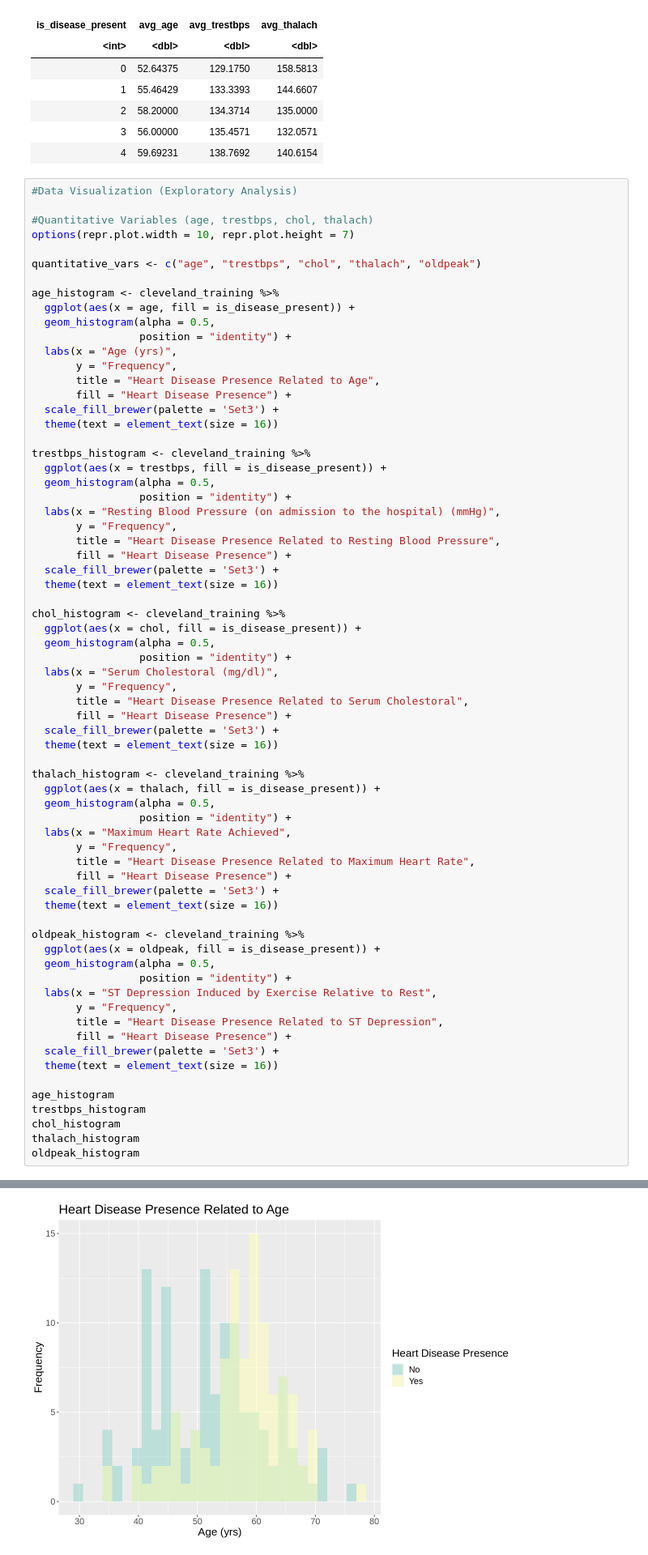
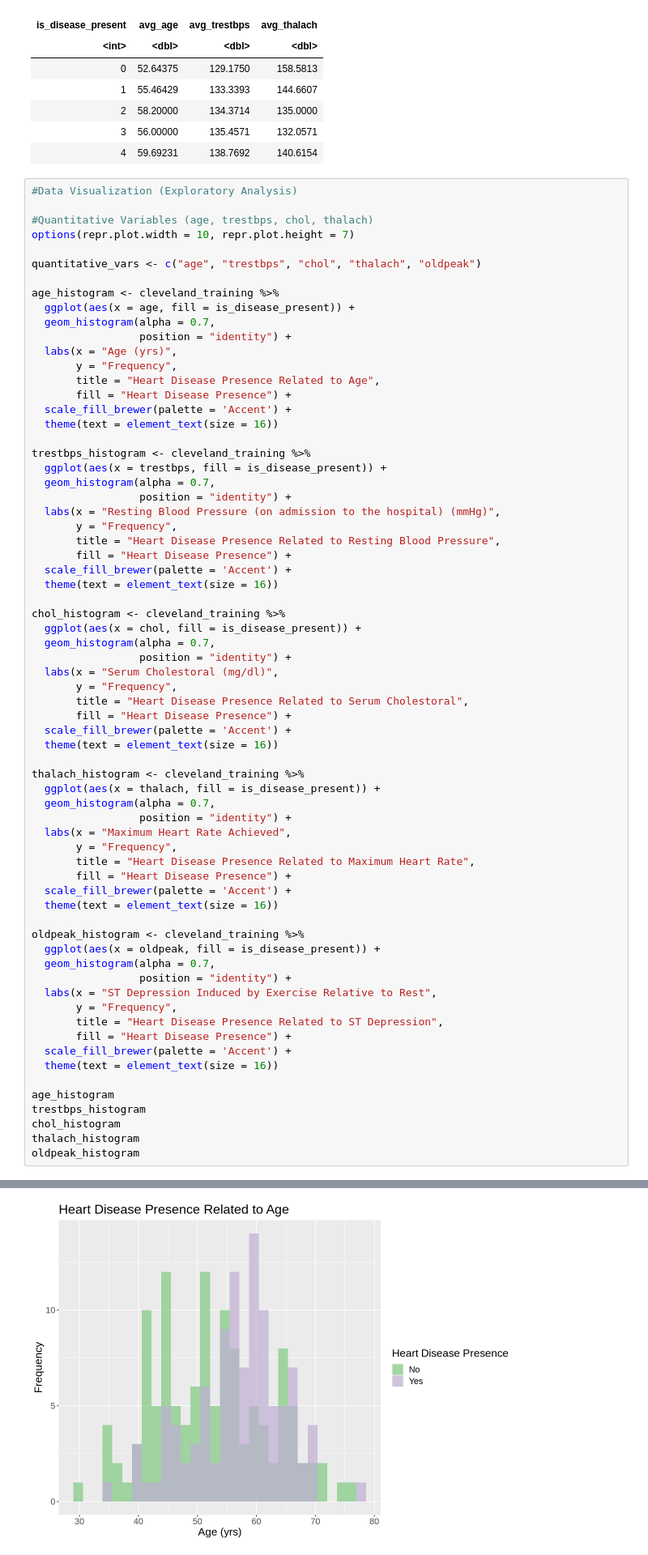
Before and after one commit to holiday-sean/dsci100_project, a Jupyter notebook: project.ipynb, the cells around one changed output, grey strips where cells are left out. Shown at 81% size. Drawn from its saved outputs; the diff is of its cells as text.

```diff
--- a/project.ipynb
+++ b/project.ipynb
@@ -181,66 +181,66 @@ quantitative_vars <- c("age", "trestbps", "chol", "thalach", "oldpeak")
 
 age_histogram <- cleveland_training %>%
   ggplot(aes(x = age, fill = is_disease_present)) +
-  geom_histogram(alpha = 0.5,
+  geom_histogram(alpha = 0.7,
                  position = "identity") +
   labs(x = "Age (yrs)",
        y = "Frequency",
        title = "Heart Disease Presence Related to Age",
        fill = "Heart Disease Presence") +
-  scale_fill_brewer(palette = 'Set3') +
+  scale_fill_brewer(palette = 'Accent') +
   theme(text = element_text(size = 16))
 
 trestbps_histogram <- cleveland_training %>%
   ggplot(aes(x = trestbps, fill = is_disease_present)) +
-  geom_histogram(alpha = 0.5,
+  geom_histogram(alpha = 0.7,
                  position = "identity") +
   labs(x = "Resting Blood Pressure (on admission to the hospital) (mmHg)",
        y = "Frequency",
        title = "Heart Disease Presence Related to Resting Blood Pressure",
        fill = "Heart Disease Presence") +
-  scale_fill_brewer(palette = 'Set3') +
+  scale_fill_brewer(palette = 'Accent') +
   theme(text = element_text(size = 16))
 
 chol_histogram <- cleveland_training %>%
   ggplot(aes(x = chol, fill = is_disease_present)) +
-  geom_histogram(alpha = 0.5,
+  geom_histogram(alpha = 0.7,
                  position = "identity") +
   labs(x = "Serum Cholestoral (mg/dl)",
        y = "Frequency",
        title = "Heart Disease Presence Related to Serum Cholestoral",
        fill = "Heart Disease Presence") +
-  scale_fill_brewer(palette = 'Set3') +
+  scale_fill_brewer(palette = 'Accent') +
   theme(text = element_text(size = 16))
 
 thalach_histogram <- cleveland_training %>%
   ggplot(aes(x = thalach, fill = is_disease_present)) +
-  geom_histogram(alpha = 0.5,
+  geom_histogram(alpha = 0.7,
                  position = "identity") +
   labs(x = "Maximum Heart Rate Achieved",
        y = "Frequency",
        title = "Heart Disease Presence Related to Maximum Heart Rate",
        fill = "Heart Disease Presence") +
-  scale_fill_brewer(palette = 'Set3') +
+  scale_fill_brewer(palette = 'Accent') +
   theme(text = element_text(size = 16))
 
 oldpeak_histogram <- cleveland_training %>%
   ggplot(aes(x = oldpeak, fill = is_disease_present)) +
-  geom_histogram(alpha = 0.5,
+  geom_histogram(alpha = 0.7,
                  position = "identity") +
   labs(x = "ST Depression Induced by Exercise Relative to Rest",
        y = "Frequency",
        title = "Heart Disease Presence Related to ST Depression",
        fill = "Heart Disease Presence") +
-  scale_fill_brewer(palette = 'Set3') +
+  scale_fill_brewer(palette = 'Accent') +
   theme(text = element_text(size = 16))
 
 age_histogram
 trestbps_histogram
 chol_histogram
 thalach_histogram
 oldpeak_histogram
 # %% [output]
 `stat_bin()` using `bins = 30`. Pick better value with `binwidth`.
 `stat_bin()` using `bins = 30`. Pick better value with `binwidth`.
-[figure, old version]
+[figure, new version]
 `stat_bin()` using `bins = 30`. Pick better value with `binwidth`.
```
Also changed, not shown: parts of 3 cells of this notebook.
